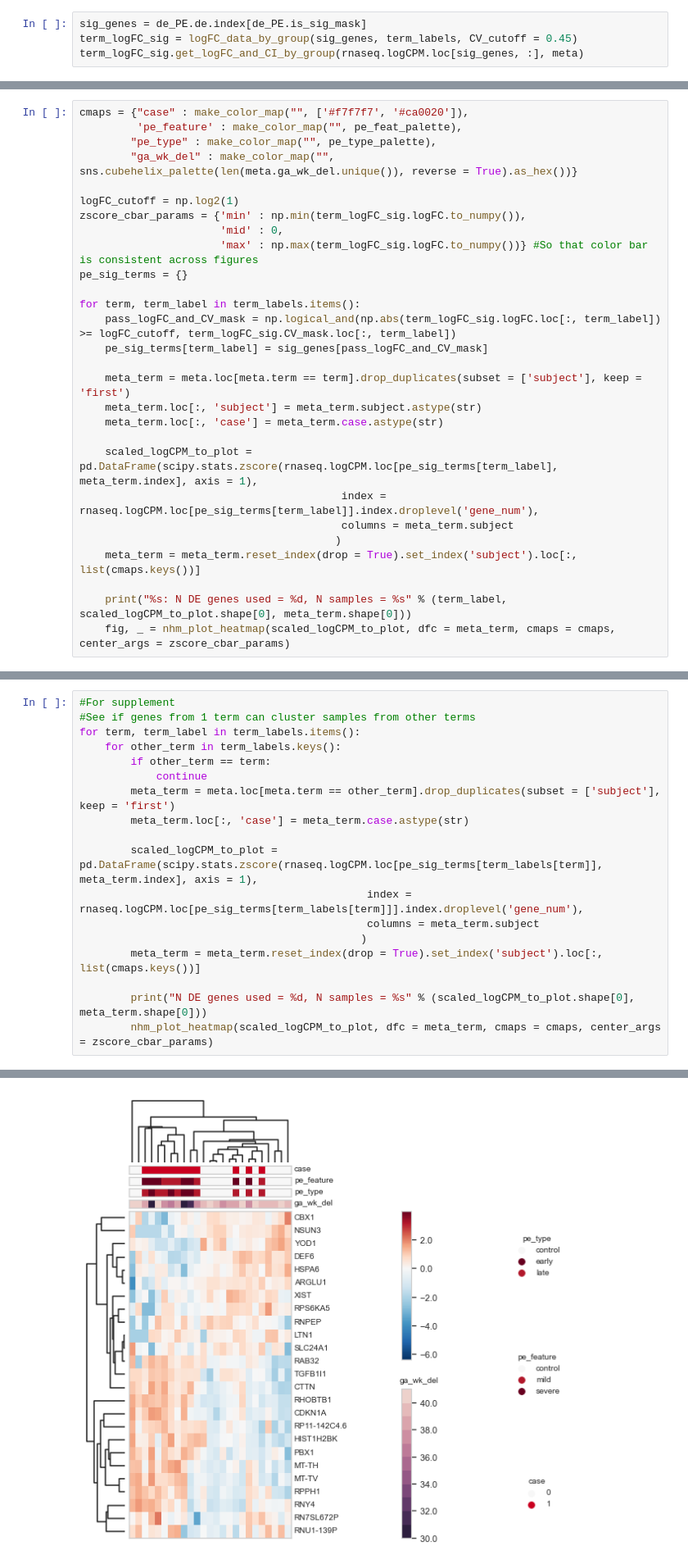
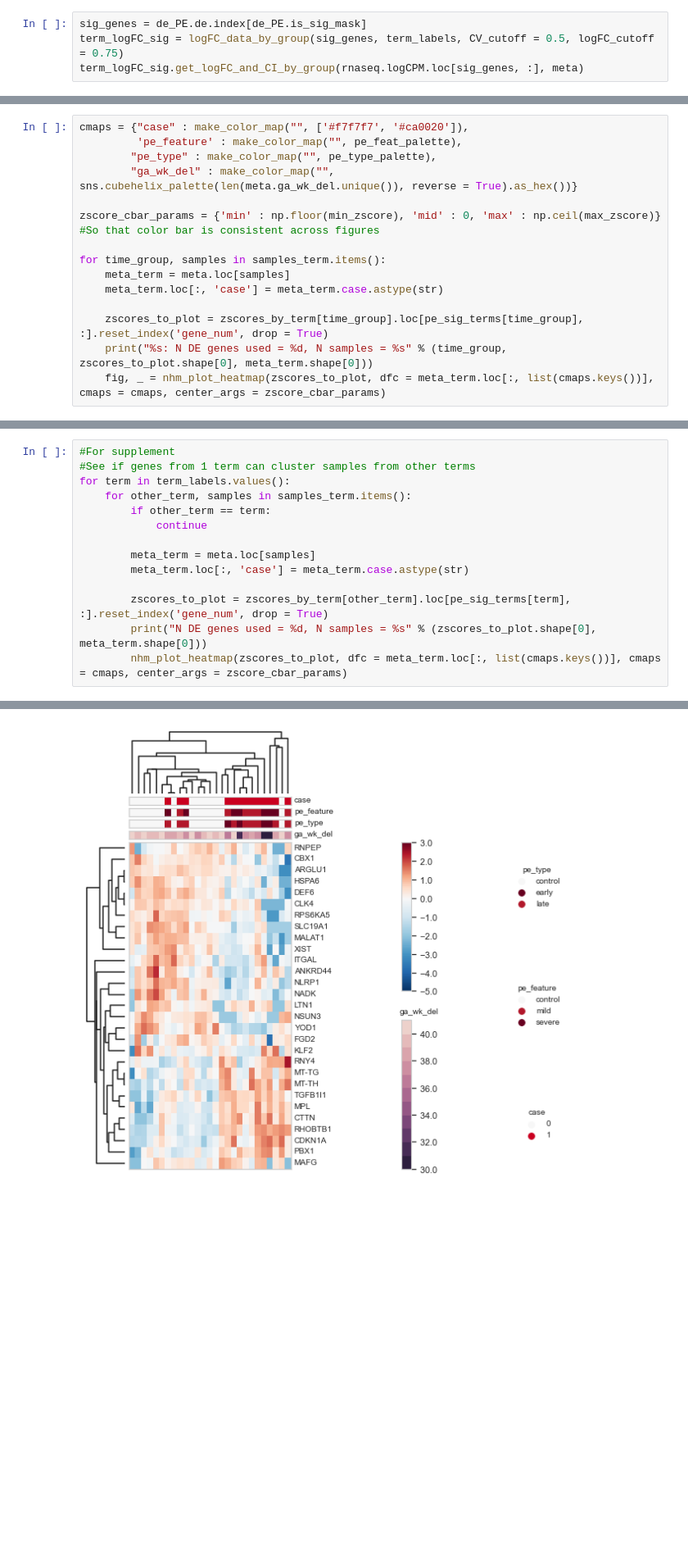
Before and after one commit to miramou/pe_cfrna, a Jupyter notebook: analysis/2.1_DE_Viz.ipynb, the cells around one changed output, grey strips where cells are left out. Shown at 82% size. Drawn from its saved outputs; the diff is of its cells as text; blank space fills up the shorter version.

```diff
--- a/analysis/2.1_DE_Viz.ipynb
+++ b/analysis/2.1_DE_Viz.ipynb
@@ -59,7 +60,7 @@ Name: gene_type, dtype: int64
 * To understand when in gestation these changes occured, look at post-hoc logFC calculations
 # %%
 sig_genes = de_PE.de.index[de_PE.is_sig_mask]
-term_logFC_sig = logFC_data_by_group(sig_genes, term_labels, CV_cutoff = 0.45)
+term_logFC_sig = logFC_data_by_group(sig_genes, term_labels, CV_cutoff = 0.5, logFC_cutoff = 0.75)
 term_logFC_sig.get_logFC_and_CI_by_group(rnaseq.logCPM.loc[sig_genes, :], meta)
 # %% [output]
 Now calculating logFC for Early gestation
@@ -139,26 +179,13 @@ cmaps = {"case" : make_color_map("", ['#f7f7f7', '#ca0020']),
         "pe_type" : make_color_map("", pe_type_palette),
         "ga_wk_del" : make_color_map("", sns.cubehelix_palette(len(meta.ga_wk_del.unique()), reverse = True).as_hex())}
 
-logFC_cutoff = np.log2(1)
-zscore_cbar_params = {'min' : np.min(term_logFC_sig.logFC.to_numpy()),
-                      'mid' : 0,
-                      'max' : np.max(term_logFC_sig.logFC.to_numpy())} #So that color bar is consistent across figures
-pe_sig_terms = {}
+zscore_cbar_params = {'min' : np.floor(min_zscore), 'mid' : 0, 'max' : np.ceil(max_zscore)} #So that color bar is consistent across figures
 
-for term, term_label in term_labels.items():
-    pass_logFC_and_CV_mask = np.logical_and(np.abs(term_logFC_sig.logFC.loc[:, term_label]) >= logFC_cutoff, term_logFC_sig.CV_mask.loc[:, term_label])
-    pe_sig_terms[term_label] = sig_genes[pass_logFC_and_CV_mask]
-
-    meta_term = meta.loc[meta.term == term].drop_duplicates(subset = ['subject'], keep = 'first')
-    meta_term.loc[:, 'subject'] = meta_term.subject.astype(str)
+for time_group, samples in samples_term.items():
+    meta_term = meta.loc[samples]
     meta_term.loc[:, 'case'] = meta_term.case.astype(str)
 
-    scaled_logCPM_to_plot = pd.DataFrame(scipy.stats.zscore(rnaseq.logCPM.loc[pe_sig_terms[term_label], meta_term.index], axis = 1),
-                                         index = rnaseq.logCPM.loc[pe_sig_terms[term_label]].index.droplevel('gene_num'),
-                                         columns = meta_term.subject
-                                        )
-    meta_term = meta_term.reset_index(drop = True).set_index('subject').loc[:, list(cmaps.keys())]
-
-    print("%s: N DE genes used = %d, N samples = %s" % (term_label, scaled_logCPM_to_plot.shape[0], meta_term.shape[0]))
-    fig, _ = nhm_plot_heatmap(scaled_logCPM_to_plot, dfc = meta_term, cmaps = cmaps, center_args = zscore_cbar_params)
+    zscores_to_plot = zscores_by_term[time_group].loc[pe_sig_terms[time_group], :].reset_index('gene_num', drop = True)
+    print("%s: N DE genes used = %d, N samples = %s" % (time_group, zscores_to_plot.shape[0], meta_term.shape[0]))
+    fig, _ = nhm_plot_heatmap(zscores_to_plot, dfc = meta_term.loc[:, list(cmaps.keys())], cmaps = cmaps, center_args = zscore_cbar_params)
 # %% [output]
@@ -173,19 +200,15 @@ Post-partum: N DE genes used = 14, N samples = 30
 # %%
 #For supplement
 #See if genes from 1 term can cluster samples from other terms
-for term, term_label in term_labels.items():
-    for other_term in term_labels.keys():
+for term in term_labels.values():
+    for other_term, samples in samples_term.items():
         if other_term == term:
             continue
-        meta_term = meta.loc[meta.term == other_term].drop_duplicates(subset = ['subject'], keep = 'first')
+
+        meta_term = meta.loc[samples]
         meta_term.loc[:, 'case'] = meta_term.case.astype(str)
 
-        scaled_logCPM_to_plot = pd.DataFrame(scipy.stats.zscore(rnaseq.logCPM.loc[pe_sig_terms[term_labels[term]], meta_term.index], axis = 1),
-                                             index = rnaseq.logCPM.loc[pe_sig_terms[term_labels[term]]].index.droplevel('gene_num'),
-                                             columns = meta_term.subject
-                                            )
-        meta_term = meta_term.reset_index(drop = True).set_index('subject').loc[:, list(cmaps.keys())]
-
-        print("N DE genes used = %d, N samples = %s" % (scaled_logCPM_to_plot.shape[0], meta_term.shape[0]))
-        nhm_plot_heatmap(scaled_logCPM_to_plot, dfc = meta_term, cmaps = cmaps, center_args = zscore_cbar_params)
+        zscores_to_plot = zscores_by_term[other_term].loc[pe_sig_terms[term], :].reset_index('gene_num', drop = True)
+        print("N DE genes used = %d, N samples = %s" % (zscores_to_plot.shape[0], meta_term.shape[0]))
+        nhm_plot_heatmap(zscores_to_plot, dfc = meta_term.loc[:, list(cmaps.keys())], cmaps = cmaps, center_args = zscore_cbar_params)
 # %% [output]
@@ -207 +230 @@ N DE genes used = 14, N samples = 31
-[figure, old version]
+[figure, new version]
```
Also changed, not shown: parts of 26 cells of this notebook.
